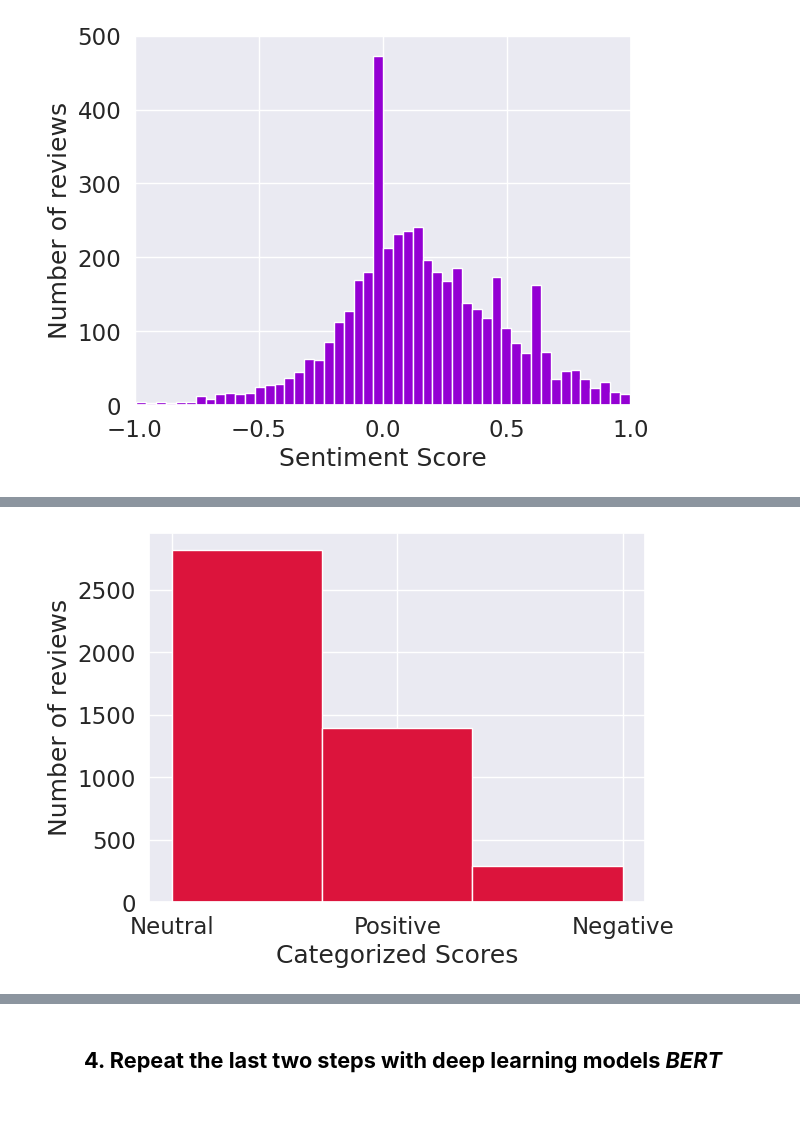
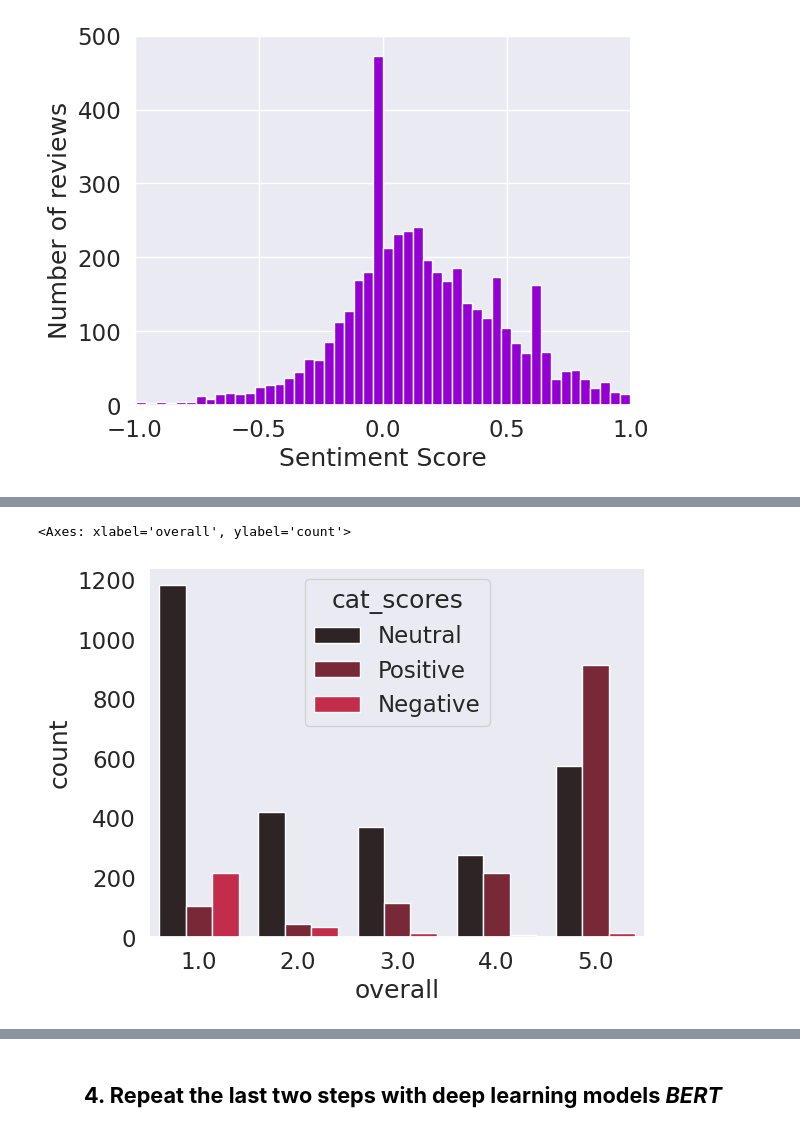
Before and after one commit to bglid/NLTK_Sentiment_Analysis, a Jupyter notebook: vgame_sent_analysis.ipynb, the cells around one changed output, grey strips where cells are left out. Drawn from its saved outputs; the diff is of its cells as text; code cells hidden in the pictures.

```diff
--- a/vgame_sent_analysis.ipynb
+++ b/vgame_sent_analysis.ipynb
@@ -267,6 +261,14 @@ def score_classifier(sentiment_score, pos_threshold = 0.3, neg_threshold = -0.3)
         return 'Negative'
     else:
         return 'Neutral'
+# %%
+#Adding the categorized scores to our main sampled df
+categorized_scores = [score_classifier(score) for score in sampled_reviews['sentiment score']]
+sampled_reviews['cat_scores'] = categorized_scores
+
+#Adjusting the overall to match the categorized scores
+categorized_reviews = [score_classifier(score, pos_threshold=3.5, neg_threshold=2.5) for score in sampled_reviews['overall']]
+sampled_reviews['cat_overall'] = categorized_reviews
 # %%
 #Creating a histogram to display our current scores
 plt.hist(sampled_reviews['sentiment score'], bins=50, color='darkviolet', label='Sentiment scores')
@@ -289,8 +282,5 @@ sns.histplot(categorized_scores, color='crimson')
-# %%
-plt.hist(categorized_scores, bins = 3, color = 'crimson', label = 'categorized scores')
-plt.grid()
-plt.xlabel('Categorized Scores')
-plt.ylabel('Number of reviews')
-plt.show()
-# %% [output]
-[figure, removed]
+# %%
+sns.countplot(x=sampled_reviews['overall'], hue=sampled_reviews['cat_scores'], color='crimson')
+# %% [output]
+<Axes: xlabel='overall', ylabel='count'>
+[figure, added]
```
Also changed, not shown: parts of 14 cells of this notebook.
